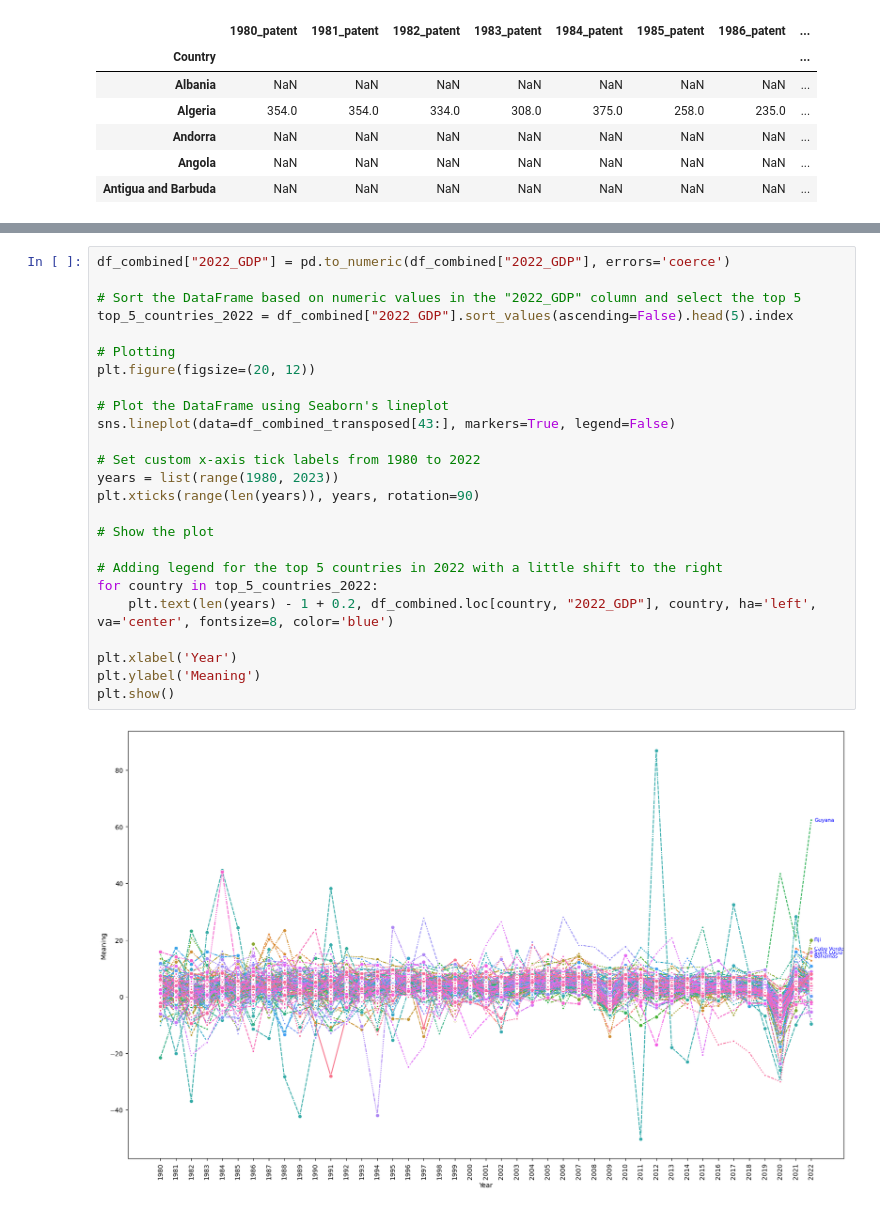
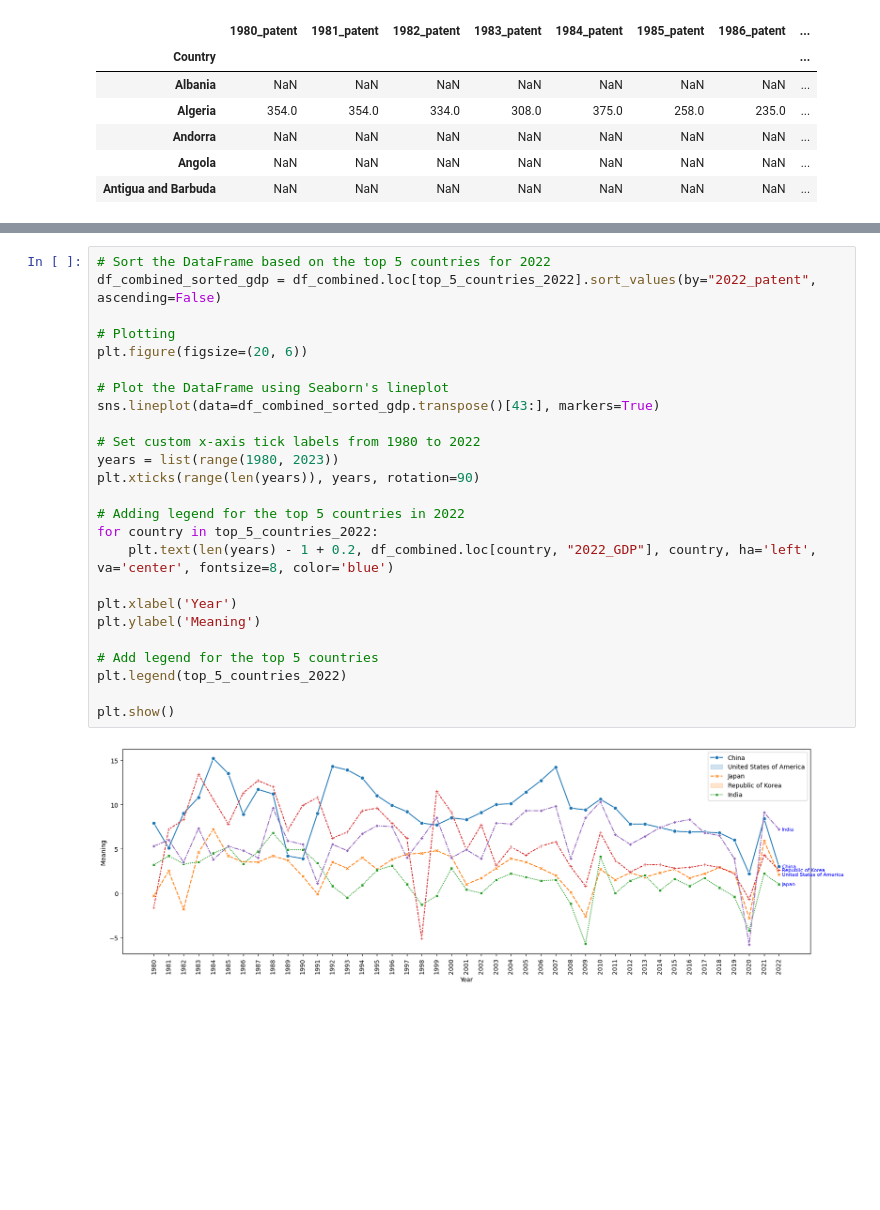
Before and after one commit to Vyshnevskyi91/Economy-growth-prediction, a Jupyter notebook: PatentsToGDP.ipynb, the cells around one changed output, grey strips where cells are left out. Cells and saved outputs as stored; diff of their text form; blank space fills up the shorter version.

```diff
--- a/PatentsToGDP.ipynb
+++ b/PatentsToGDP.ipynb
@@ -103,27 +108,27 @@ plt.show()
 # %%
-df_combined["2022_GDP"] = pd.to_numeric(df_combined["2022_GDP"], errors='coerce')
-
-# Sort the DataFrame based on numeric values in the "2022_GDP" column and select the top 5
-top_5_countries_2022 = df_combined["2022_GDP"].sort_values(ascending=False).head(5).index
+# Sort the DataFrame based on the top 5 countries for 2022
+df_combined_sorted_gdp = df_combined.loc[top_5_countries_2022].sort_values(by="2022_patent", ascending=False)
 
 # Plotting
-plt.figure(figsize=(20, 12))
+plt.figure(figsize=(20, 6))
 
 # Plot the DataFrame using Seaborn's lineplot
-sns.lineplot(data=df_combined_transposed[43:], markers=True, legend=False)
+sns.lineplot(data=df_combined_sorted_gdp.transpose()[43:], markers=True)
 
 # Set custom x-axis tick labels from 1980 to 2022
 years = list(range(1980, 2023))
 plt.xticks(range(len(years)), years, rotation=90)
 
-# Show the plot
-
-# Adding legend for the top 5 countries in 2022 with a little shift to the right
+# Adding legend for the top 5 countries in 2022
 for country in top_5_countries_2022:
     plt.text(len(years) - 1 + 0.2, df_combined.loc[country, "2022_GDP"], country, ha='left', va='center', fontsize=8, color='blue')
 
 plt.xlabel('Year')
 plt.ylabel('Meaning')
+
+# Add legend for the top 5 countries
+plt.legend(top_5_countries_2022)
+
 plt.show()
 # %% [output]
-[figure, old version]
+[figure, new version]
```
Also changed, not shown: parts of 1 cell of this notebook.
